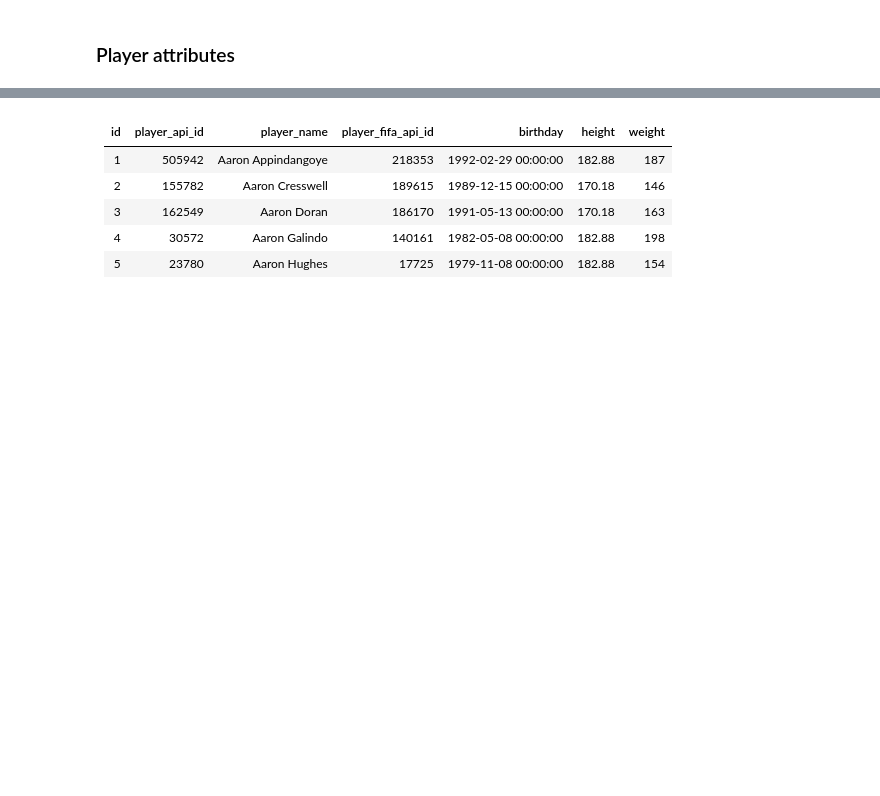
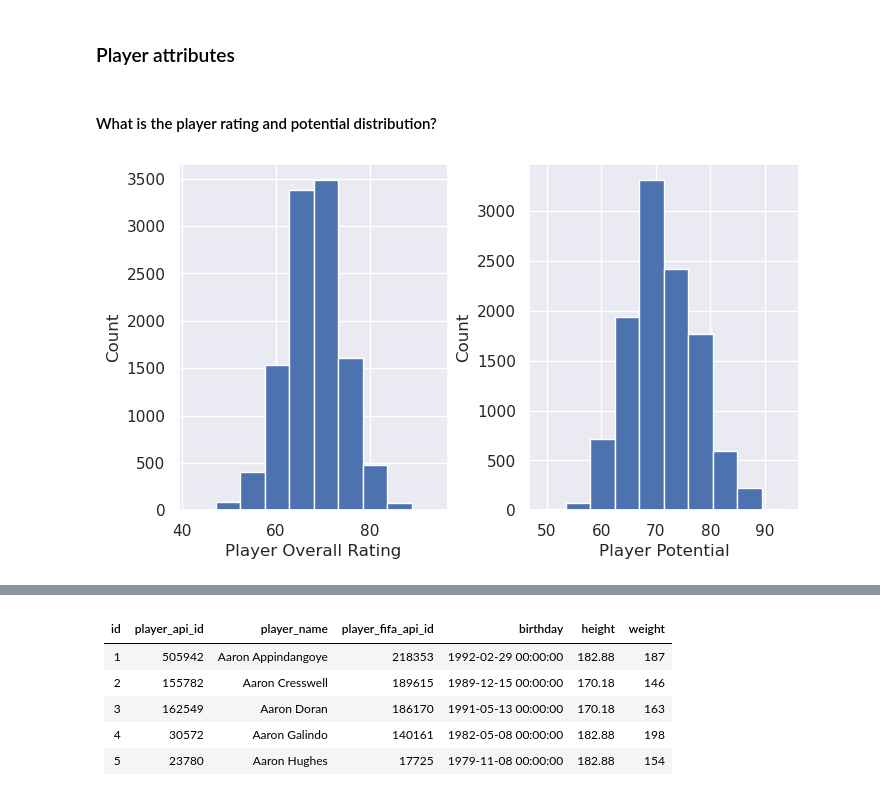
Before and after one commit to gediminas-skvarnavicius/football-db-analysis, a Jupyter notebook: analysis.ipynb, the cells around one changed output, grey strips where cells are left out. Cells and saved outputs as stored; diff of their text form; code cells hidden in the pictures; blank space fills up the shorter version.

Commit message:
player eda

```diff
--- a/analysis.ipynb
+++ b/analysis.ipynb
@@ -285,3 +275,36 @@ plt.show()
 [figure]
 # %% [markdown]
 ### Player attributes
+# %% [markdown]
+#### What is the player rating and potential distribution?
+# %%
+# Latest date
+
+rating_potential = con.query(
+    """--sql
+SELECT overall_rating,
+    potential
+FROM Player_Attributes p
+    JOIN(
+        SELECT player_api_id,
+            MAX(date) AS max_date
+        FROM Player_attributes
+        GROUP BY player_api_id
+    ) sub ON p.player_api_id = sub.player_api_id
+    AND p.date = sub.max_date """
+).to_df()
+rating_potential.dropna(inplace=True)
+rating_potential = rating_potential.astype(int)
+
+fig_player_rating_hist, (
+    ax_player_rating_hist,
+    ax_player_potential_hist,
+) = plt.subplots(1, 2, figsize=(base_fig_width, base_fig_height))
+
+rating_potential.hist('potential',ax=ax_player_potential_hist)
+rating_potential.hist('overall_rating',ax=ax_player_rating_hist)
+disf.axis_titles(ax_player_potential_hist,xtitle='Player Potential',ytitle='Count')
+disf.axis_titles(ax_player_rating_hist,xtitle='Player Overall Rating',ytitle='Count')
+plt.show()
+# %% [output]
+[figure, added]
```
Also changed, not shown: parts of 14 cells of this notebook, 3 other files.
